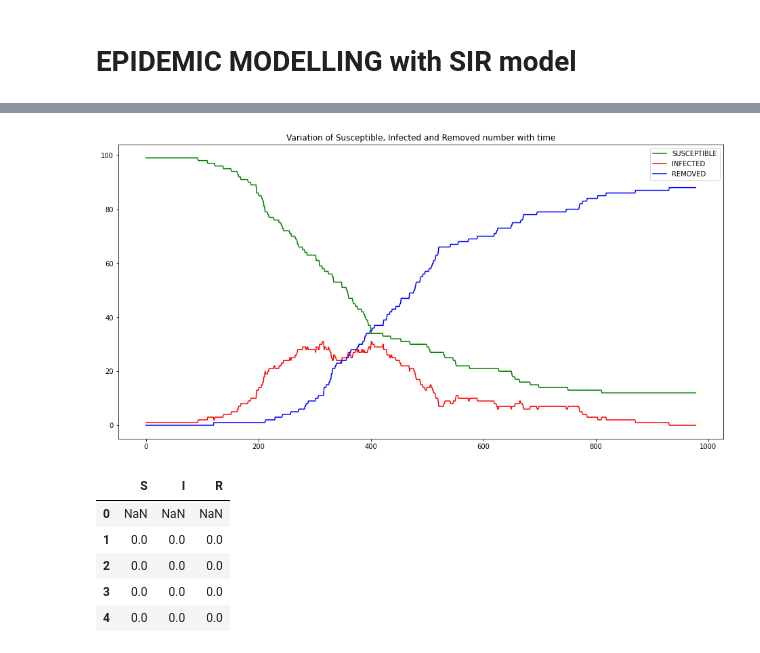
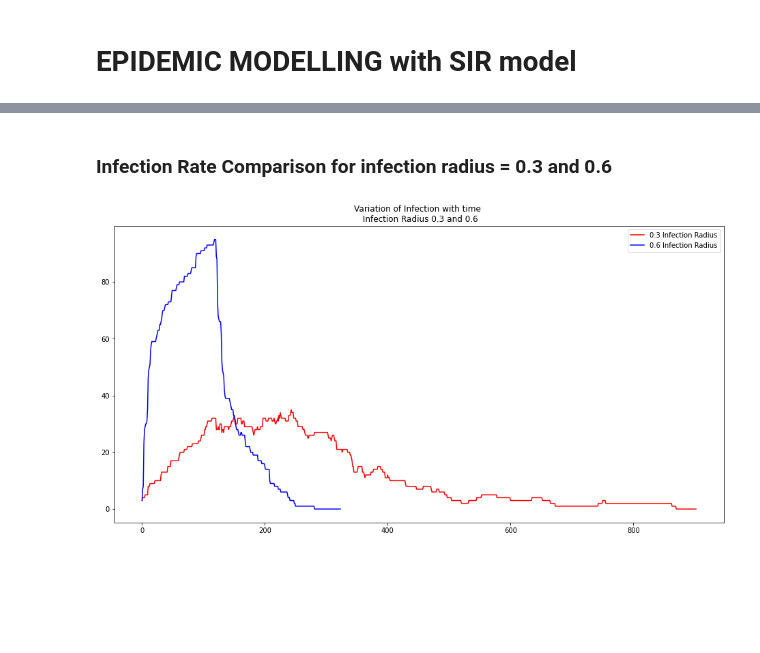
Before and after one commit to NirajanBekoju/Epidemic-Modelling, a Jupyter notebook: Data Analysis.ipynb, the cells around one changed output, grey strips where cells are left out. Drawn from its saved outputs; the diff is of its cells as text; code cells hidden in the pictures; blank space fills up the shorter version.

Commit message:
Data Analysis of effect of infection radius completed

```diff
--- a/Data Analysis.ipynb
+++ b/Data Analysis.ipynb
@@ -27,0 +23,15 @@ import matplotlib.pyplot as plt
+# %%
+""" Read the csv data and plot its SIR Graph"""
+def read_display_SIR_data(name):
+    data = pd.read_csv("data/" + name + ".csv", header = None)
+    data.columns = ["S", "I", "R"]
+
+    plt.figure(figsize=(16, 8))
+    plt.plot(data["S"], color = 'g', label="SUSCEPTIBLE")
+    plt.plot(data["I"], color = 'r', label="INFECTED")
+    plt.plot(data["R"], color = 'b', label="REMOVED")
+    plt.title("Variation of Susceptible, Infected and Removed number with time \n Infection Radius 0.3")
+    plt.legend()
+    plt.show()
+
+    return data
@@ -58,0 +58,2 @@ memory usage: 23.1 KB
+# %%
+dataf03_120_100_3 = read_display_SIR_data("dataf03_120_100_3")
@@ -58,0 +67,2 @@ memory usage: 23.1 KB
+# %%
+dataf06_120_100_3 = read_display_SIR_data("dataf06_120_100_3")
@@ -59,20 +71,11 @@ memory usage: 23.1 KB
+# %% [markdown]
+### Infection Rate Comparison for infection radius = 0.3 and 0.6
 # %%
 plt.figure(figsize=(16, 8))
-plt.plot(data["S"], color = 'g', label="SUSCEPTIBLE")
-plt.plot(data["I"], color = 'r', label="INFECTED")
-plt.plot(data["R"], color = 'b', label="REMOVED")
-plt.title("Variation of Susceptible, Infected and Removed number with time")
+plt.plot(dataf03_120_100_3["I"], color = 'r', label="0.3 Infection Radius")
+plt.plot(dataf06_120_100_3["I"], color = 'b', label="0.6 Infection Radius")
+plt.title("Variation of Infection with time \n Infection Radius 0.3 and 0.6")
 plt.legend()
 plt.show()
 # %% [output]
-[figure, old version]
+[figure, new version]
-# %%
-derivative_data = data.diff()
-derivative_data.head()
-# %% [output]
-|  | S | I | R |
-| 0 | NaN | NaN | NaN |
-| 1 | 0.0 | 0.0 | 0.0 |
-| 2 | 0.0 | 0.0 | 0.0 |
-| 3 | 0.0 | 0.0 | 0.0 |
-| 4 | 0.0 | 0.0 | 0.0 |
```
Also changed, not shown: parts of 12 cells of this notebook, 1 other file.
